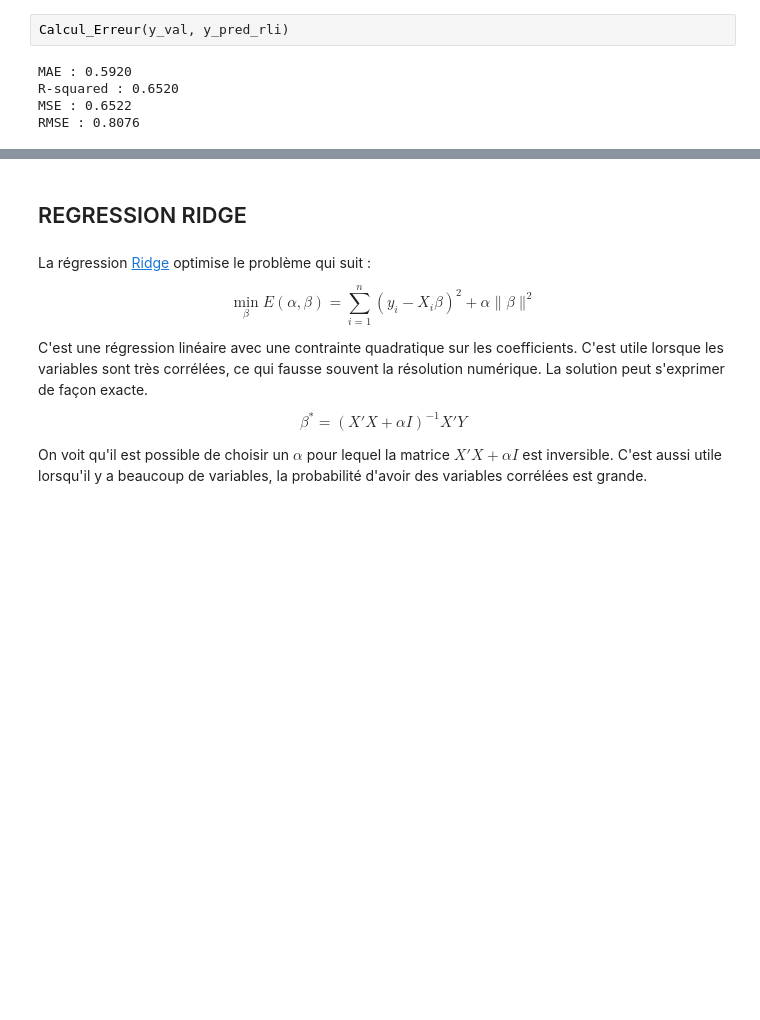
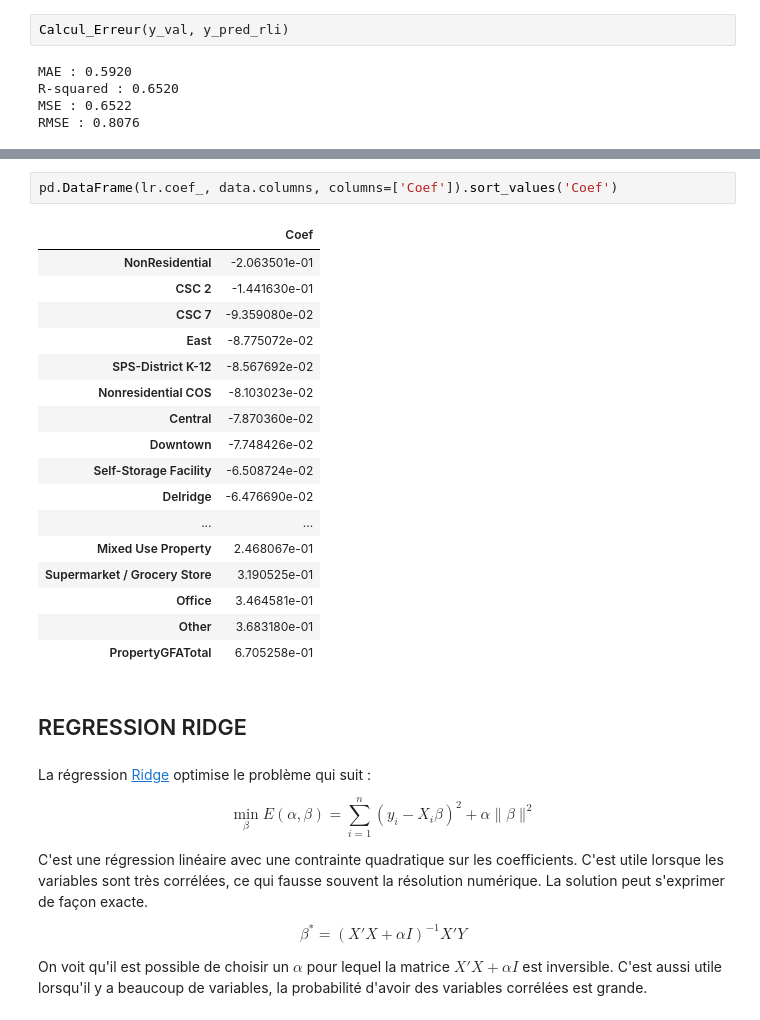
Before and after one commit to ThomasFavrel/OC-P4, a Jupyter notebook: Untitled.ipynb, the cells around one changed output, grey strips where cells are left out. Cells and saved outputs as stored; diff of their text form; blank space fills up the shorter version.

```diff
--- a/Untitled.ipynb
+++ b/Untitled.ipynb
@@ -214,3 +243,23 @@ RMSE : 0.8076
+# %%
+pd.DataFrame(lr.coef_, data.columns, columns=['Coef']).sort_values('Coef')
+# %% [output]
+|  | Coef |
+| NonResidential | -2.063501e-01 |
+| CSC 2 | -1.441630e-01 |
+| CSC 7 | -9.359080e-02 |
+| East | -8.775072e-02 |
+| SPS-District K-12 | -8.567692e-02 |
+| Nonresidential COS | -8.103023e-02 |
+| Central | -7.870360e-02 |
+| Downtown | -7.748426e-02 |
+| Self-Storage Facility | -6.508724e-02 |
+| Delridge | -6.476690e-02 |
+| ... | ... |
+| Mixed Use Property | 2.468067e-01 |
+| Supermarket / Grocery Store | 3.190525e-01 |
+| Office | 3.464581e-01 |
+| Other | 3.683180e-01 |
+| PropertyGFATotal | 6.705258e-01 |
 # %% [markdown]
 ## REGRESSION RIDGE
 # %% [markdown]
```
Also changed, not shown: parts of 6 cells of this notebook, 2 other files.
